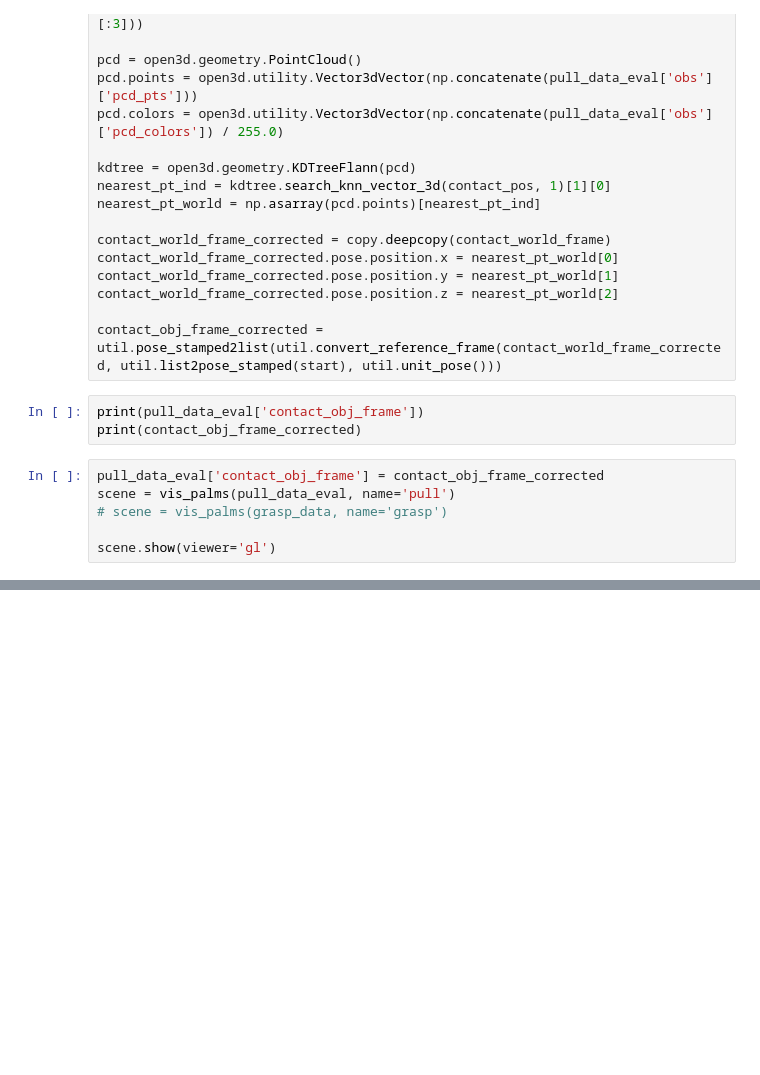
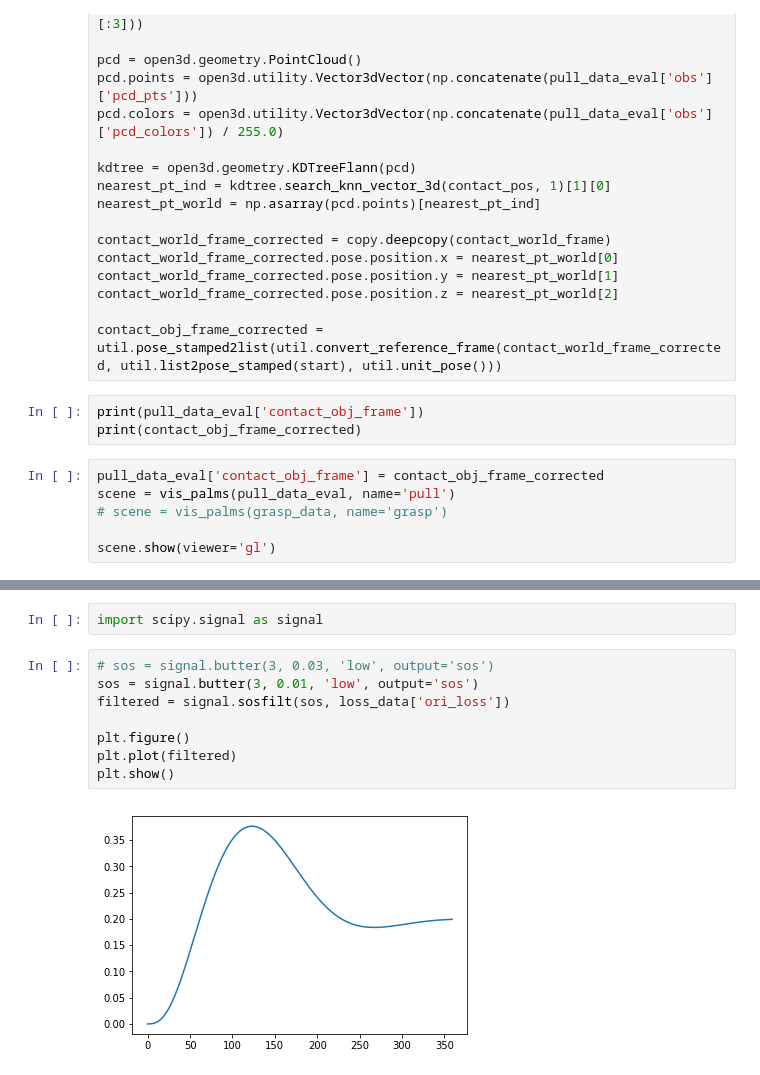
Before and after one commit to mcubelab/mpalm_affordances, a Jupyter notebook: catkin_ws/src/primitives/nb/vae.ipynb, the cells around one changed output, grey strips where cells are left out. Drawn from its saved outputs; the diff is of its cells as text; blank space fills up the shorter version.

```diff
--- a/catkin_ws/src/primitives/nb/vae.ipynb
+++ b/catkin_ws/src/primitives/nb/vae.ipynb
@@ -441,0 +648,12 @@ scene.show(viewer='gl')
+# %%
+import scipy.signal as signal
+# %%
+# sos = signal.butter(3, 0.03, 'low', output='sos')
+sos = signal.butter(3, 0.01, 'low', output='sos')
+filtered = signal.sosfilt(sos, loss_data['ori_loss'])
+
+plt.figure()
+plt.plot(filtered)
+plt.show()
+# %% [output]
+[figure, added]
```
Also changed, not shown: parts of 28 cells of this notebook.
